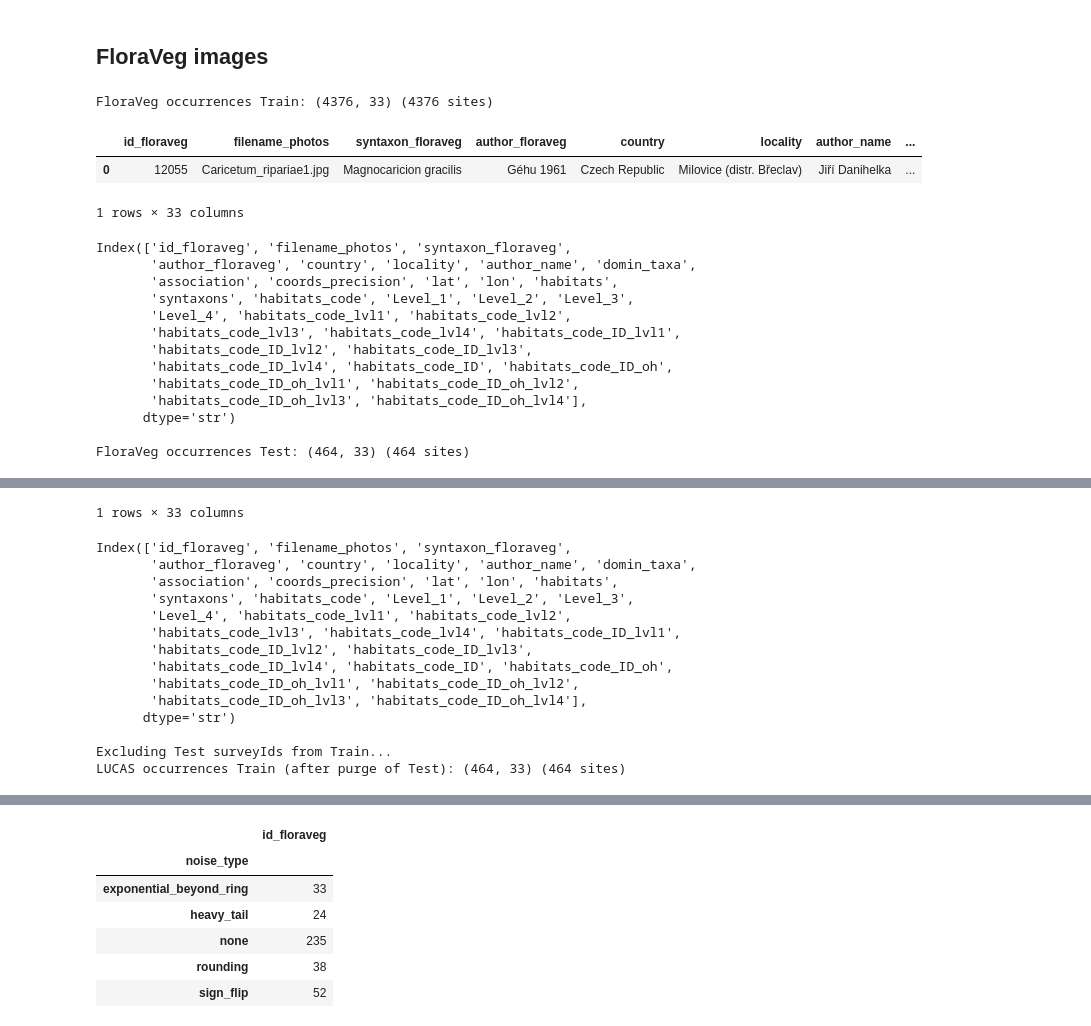
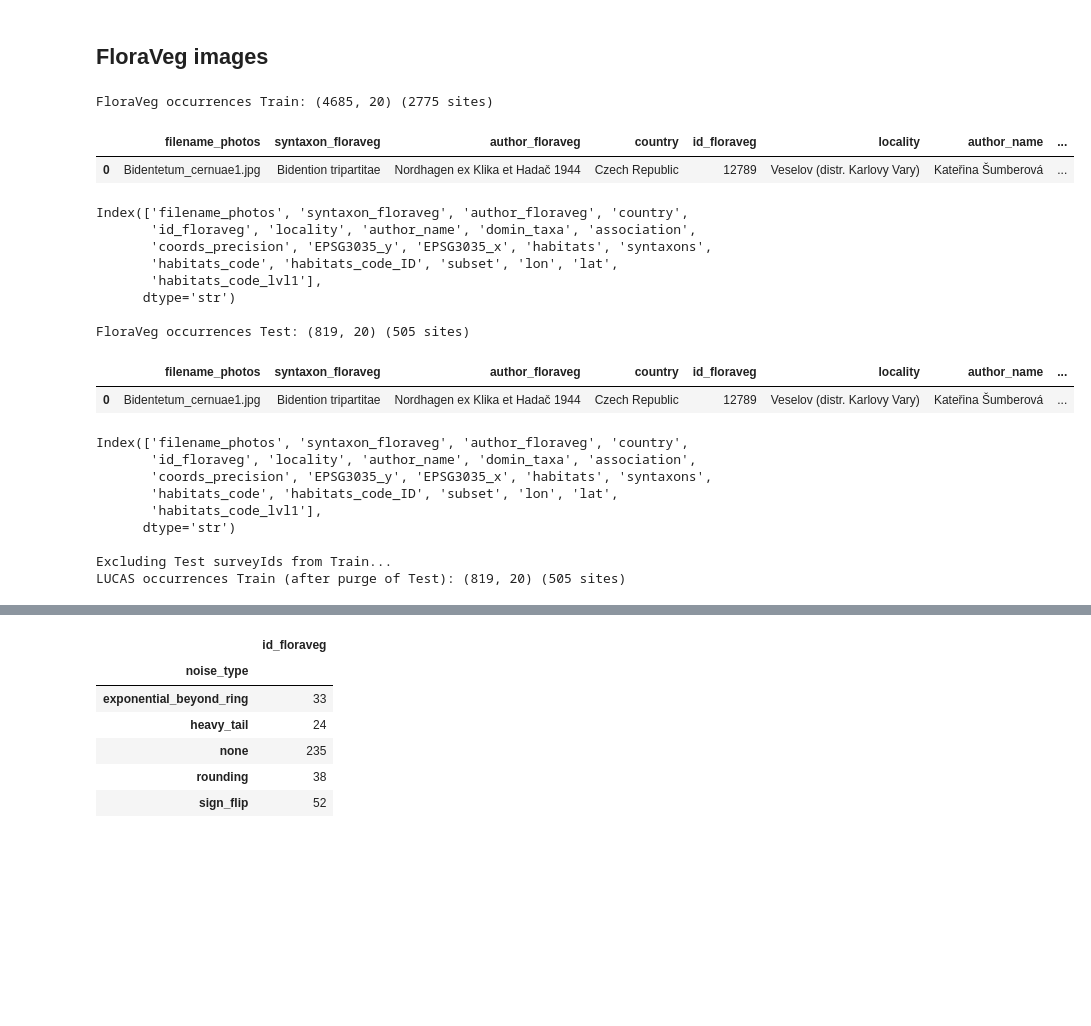
Before and after one commit to plantnet/malpolon, a Jupyter notebook: examples/custom_train/multiscale_jrc/Pre-processing_error_detection.ipynb, the cells around one changed output, grey strips where cells are left out. Saved outputs shown, nothing was run; the diff lists cells and outputs as text; code cells hidden in the pictures; blank space fills up the shorter version.

```diff
--- a/examples/custom_train/multiscale_jrc/Pre-processing_error_detection.ipynb
+++ b/examples/custom_train/multiscale_jrc/Pre-processing_error_detection.ipynb
@@ -270,42 +270,47 @@ Test size: (64, 12)
 # %%
 ROOT_PATH = "dataset/habitats_gpn25_eva/FloraVeg/"
 ROOT_PATH_GPS_NOISY = "dataset/habitats_gpn25_eva/FloraVeg/gps_noisy/"
 
-fp_floraveg_train = os.path.join(ROOT_PATH, "metadata_labels_merged_S3-10%_extended_train.csv")
-fp_floraveg_test = os.path.join(ROOT_PATH, "metadata_labels_merged_S3-10%_extended_test.csv")
+fp_floraveg_train = os.path.join(ROOT_PATH, "metadata_labels_merged_gps_only_S2_encoded_train-0.00225deg.csv")
+fp_floraveg_test = os.path.join(ROOT_PATH, "metadata_labels_merged_gps_only_S2_encoded_test-0.00225deg.csv")
 
 df_floraveg_train = pd.read_csv(fp_floraveg_train)
 df_floraveg_test = pd.read_csv(fp_floraveg_test)
 
 print(f"FloraVeg occurrences Train: {df_floraveg_train.shape} ({df_floraveg_train['id_floraveg'].nunique()} sites)")
 display(df_floraveg_train.head(1))
 print(df_floraveg_train.columns)
 print(f"\nFloraVeg occurrences Test: {df_floraveg_test.shape} ({df_floraveg_test['id_floraveg'].nunique()} sites)")
 display(df_floraveg_test.head(1))
 print(df_floraveg_test.columns)
 
 print("\nExcluding Test surveyIds from Train...")
 df_floraveg_train = df_floraveg_train[~(df_floraveg_train['id_floraveg'].isin(df_floraveg_test['id_floraveg'].unique()))]
 print(f"LUCAS occurrences Train (after purge of Test): {df_floraveg_test.shape} ({df_floraveg_test['id_floraveg'].nunique()} sites)")
 
 relevant_cols_test = ['filename_photos', 'id_floraveg', 'lon', 'lat', 'habitats', 'habitats_code', 'habitats_code_ID',
                       'habitats_code_lvl1', 'habitats_code_lvl2', 'habitats_code_lvl3', 'habitats_code_lvl4',
                       'habitats_code_ID_lvl1', 'habitats_code_ID_lvl2', 'habitats_code_ID_lvl3', 'habitats_code_ID_lvl4']
 # %% [output]
-FloraVeg occurrences Train: (4376, 33) (4376 sites)
+FloraVeg occurrences Train: (4685, 20) (2775 sites)
-|  | id_floraveg | filename_photos | syntaxon_floraveg | author_floraveg | country | locality | author_name | ... |
-| 0 | 12055 | Caricetum_ripariae1.jpg | Magnocaricion gracilis | Géhu 1961 | Czech Republic | Milovice (distr. Břeclav) | Jiří Danihelka | ... |
+|  | filename_photos | syntaxon_floraveg | author_floraveg | country | id_floraveg | locality | author_name | ... |
+| 0 | Bidentetum_cernuae1.jpg | Bidention tripartitae | Nordhagen ex Klika et Hadač 1944 | Czech Republic | 12789 | Veselov (distr. Karlovy Vary) | Kateřina Šumberová | ... |
-1 rows × 33 columns
+Index(['filename_photos', 'syntaxon_floraveg', 'author_floraveg', 'country',
+       'id_floraveg', 'locality', 'author_name', 'domin_taxa', 'association',
+       'coords_precision', 'EPSG3035_y', 'EPSG3035_x', 'habitats', 'syntaxons',
+       'habitats_code', 'habitats_code_ID', 'subset', 'lon', 'lat',
+       'habitats_code_lvl1'],
+      dtype='str')
+
+FloraVeg occurrences Test: (819, 20) (505 sites)
+|  | filename_photos | syntaxon_floraveg | author_floraveg | country | id_floraveg | locality | author_name | ... |
+| 0 | Bidentetum_cernuae1.jpg | Bidention tripartitae | Nordhagen ex Klika et Hadač 1944 | Czech Republic | 12789 | Veselov (distr. Karlovy Vary) | Kateřina Šumberová | ... |
-Index(['id_floraveg', 'filename_photos', 'syntaxon_floraveg',
-       'author_floraveg', 'country', 'locality', 'author_name', 'domin_taxa',
-       'association', 'coords_precision', 'lat', 'lon', 'habitats',
-       'syntaxons', 'habitats_code', 'Level_1', 'Level_2', 'Level_3',
-       'Level_4', 'habitats_code_lvl1', 'habitats_code_lvl2',
-       'habitats_code_lvl3', 'habitats_code_lvl4', 'habitats_code_ID_lvl1',
-       'habitats_code_ID_lvl2', 'habitats_code_ID_lvl3',
-       'habitats_code_ID_lvl4', 'habitats_code_ID', 'habitats_code_ID_oh',
-       'habitats_code_ID_oh_lvl1', 'habitats_code_ID_oh_lvl2',
-       'habitats_code_ID_oh_lvl3', 'habitats_code_ID_oh_lvl4'],
+Index(['filename_photos', 'syntaxon_floraveg', 'author_floraveg', 'country',
+       'id_floraveg', 'locality', 'author_name', 'domin_taxa', 'association',
+       'coords_precision', 'EPSG3035_y', 'EPSG3035_x', 'habitats', 'syntaxons',
+       'habitats_code', 'habitats_code_ID', 'subset', 'lon', 'lat',
+       'habitats_code_lvl1'],
       dtype='str')
 
-FloraVeg occurrences Test: (464, 33) (464 sites)
+Excluding Test surveyIds from Train...
+LUCAS occurrences Train (after purge of Test): (819, 20) (505 sites)
@@ -314,18 +317,3 @@ FloraVeg occurrences Test: (464, 33) (464 sites)
-1 rows × 33 columns
-Index(['id_floraveg', 'filename_photos', 'syntaxon_floraveg',
-       'author_floraveg', 'country', 'locality', 'author_name', 'domin_taxa',
-       'association', 'coords_precision', 'lat', 'lon', 'habitats',
-       'syntaxons', 'habitats_code', 'Level_1', 'Level_2', 'Level_3',
-       'Level_4', 'habitats_code_lvl1', 'habitats_code_lvl2',
-       'habitats_code_lvl3', 'habitats_code_lvl4', 'habitats_code_ID_lvl1',
-       'habitats_code_ID_lvl2', 'habitats_code_ID_lvl3',
-       'habitats_code_ID_lvl4', 'habitats_code_ID', 'habitats_code_ID_oh',
-       'habitats_code_ID_oh_lvl1', 'habitats_code_ID_oh_lvl2',
-       'habitats_code_ID_oh_lvl3', 'habitats_code_ID_oh_lvl4'],
-      dtype='str')
-
-Excluding Test surveyIds from Train...
-LUCAS occurrences Train (after purge of Test): (464, 33) (464 sites)
 # %%
 # fp_floraveg_train_val_noisy = os.path.join(ROOT_PATH_GPS_NOISY, Path(fp_floraveg_train_val).name)
 # fp_floraveg_train_noisy = os.path.join(ROOT_PATH_GPS_NOISY, Path(fp_floraveg_train).name)
```
Also changed, not shown: parts of 3 cells of this notebook, 4 other files.
